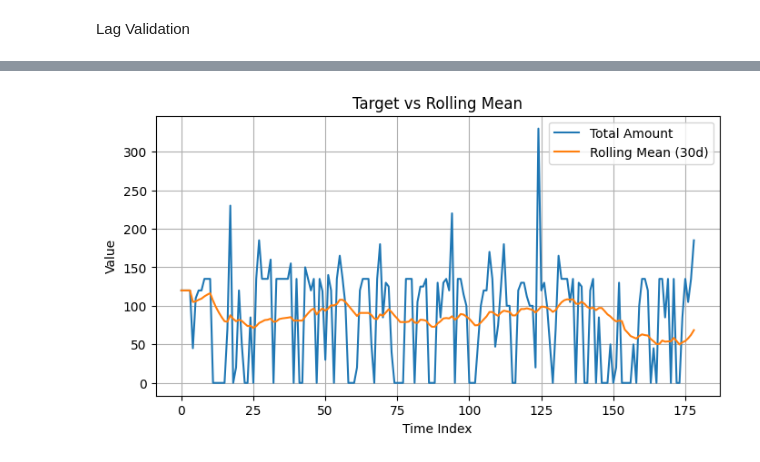
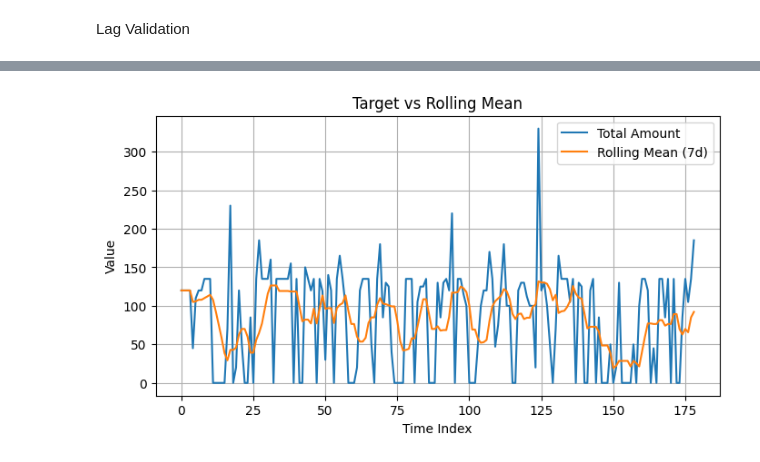
Before and after one commit to johnkristanf/expensepro-forecasting, a Jupyter notebook: notebooks/eda.ipynb, the cells around one changed output, grey strips where cells are left out. Drawn from its saved outputs; the diff is of its cells as text; code cells hidden in the pictures.

Commit message:
feat: select finer work-driven expense feature

```diff
--- a/notebooks/eda.ipynb
+++ b/notebooks/eda.ipynb
@@ -128,13 +128,13 @@ daily_expense["rolling_mean_7d"] = (
     daily_expense["total_amount"].rolling(7, min_periods=1).mean()
 )
 
-daily_expense["rolling_mean_14d"] = (
-    daily_expense["total_amount"].rolling(14, min_periods=1).mean()
-)
+# daily_expense["rolling_mean_14d"] = (
+#     daily_expense["total_amount"].rolling(14, min_periods=1).mean()
+# )
 
-daily_expense["rolling_mean_30d"] = (
-    daily_expense["total_amount"].rolling(30, min_periods=1).mean()
-)
+# daily_expense["rolling_mean_30d"] = (
+#     daily_expense["total_amount"].rolling(30, min_periods=1).mean()
+# )
 
 daily_expense
 # %% [output]
@@ -229,14 +233,14 @@ plt.show()
 # %%
 plt.plot(df.index, df["total_amount"], label="Total Amount")
-plt.plot(df.index, df["rolling_mean_30d"], label="Rolling Mean (30d)")
+plt.plot(df.index, df["rolling_mean_7d"], label="Rolling Mean (7d)")
 plt.title("Target vs Rolling Mean")
 plt.xlabel("Time Index")
 plt.ylabel("Value")
 plt.legend()
 plt.grid(True)
 plt.show()
 # %% [output]
-[figure, old version]
+[figure, new version]
 # %%
 plt.scatter(monthly["active_days"], monthly["total_amount"])
 plt.title("Active Days vs Total Amount")
```
Also changed, not shown: parts of 7 cells of this notebook.
